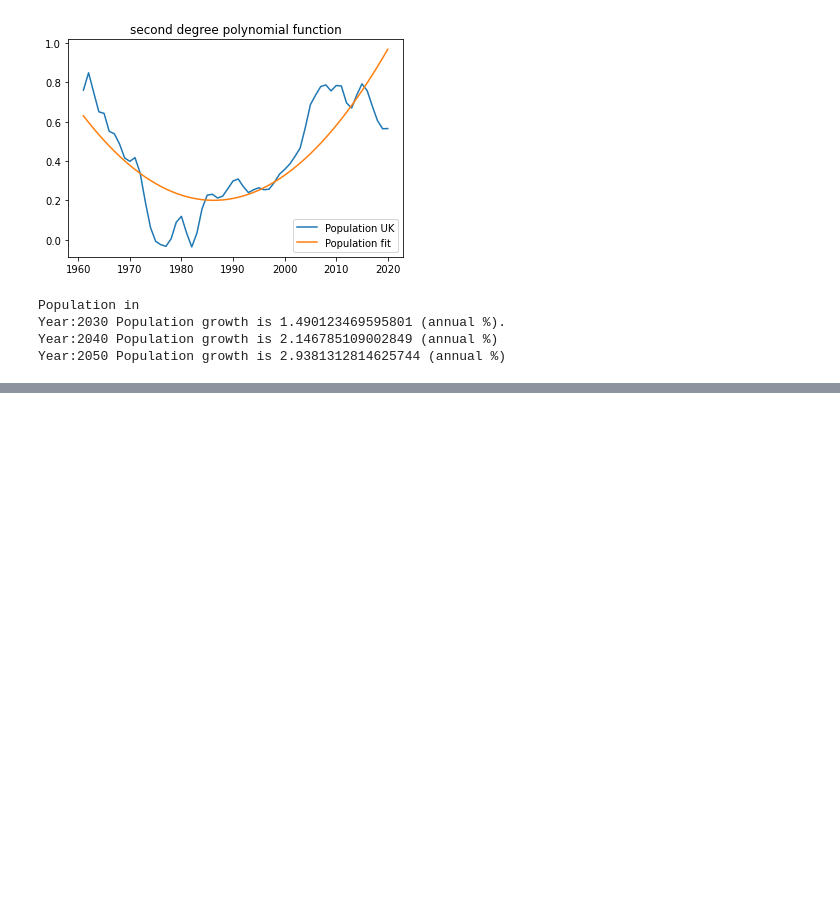
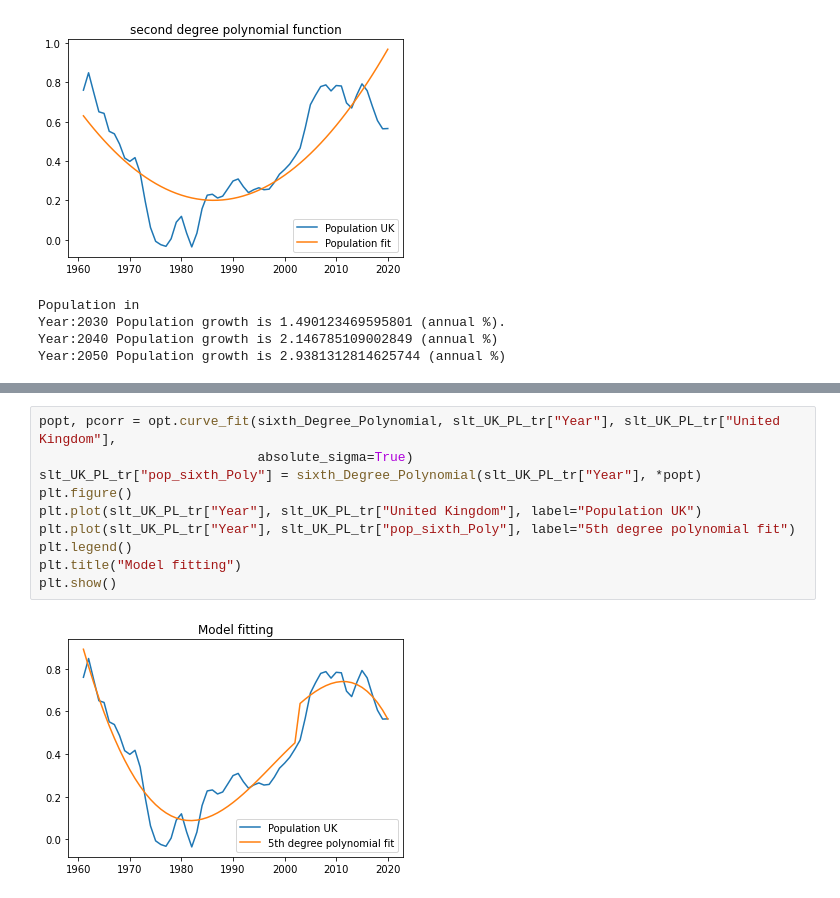
Before and after one commit to Krishnasasi21/ADS_Assignment3, a Jupyter notebook: Krishna_ADS_Assignment3.ipynb, the cells around one changed output, grey strips where cells are left out. Drawn from its saved outputs; the diff is of its cells as text; blank space fills up the shorter version.

```diff
--- a/Krishna_ADS_Assignment3.ipynb
+++ b/Krishna_ADS_Assignment3.ipynb
@@ -748,0 +765,12 @@ Year:2050 Population growth is -1.8844835054478608 (annual %)
+# %%
+popt, pcorr = opt.curve_fit(sixth_Degree_Polynomial, slt_UK_PL_tr["Year"], slt_UK_PL_tr["United Kingdom"],
+                            absolute_sigma=True)
+slt_UK_PL_tr["pop_sixth_Poly"] = sixth_Degree_Polynomial(slt_UK_PL_tr["Year"], *popt)
+plt.figure()
+plt.plot(slt_UK_PL_tr["Year"], slt_UK_PL_tr["United Kingdom"], label="Population UK")
+plt.plot(slt_UK_PL_tr["Year"], slt_UK_PL_tr["pop_sixth_Poly"], label="5th degree polynomial fit")
+plt.legend()
+plt.title("Model fitting")
+plt.show()
+# %% [output]
+[figure, added]
```
Also changed, not shown: parts of 14 cells of this notebook.
